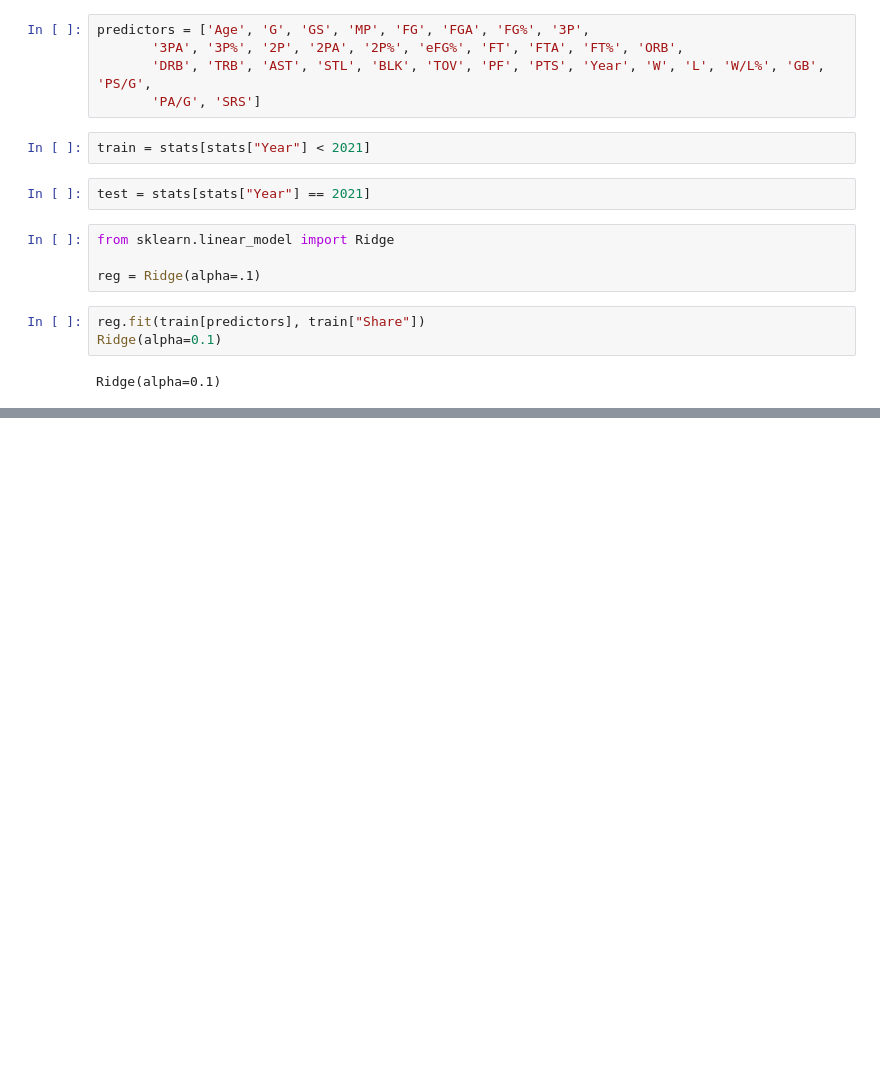
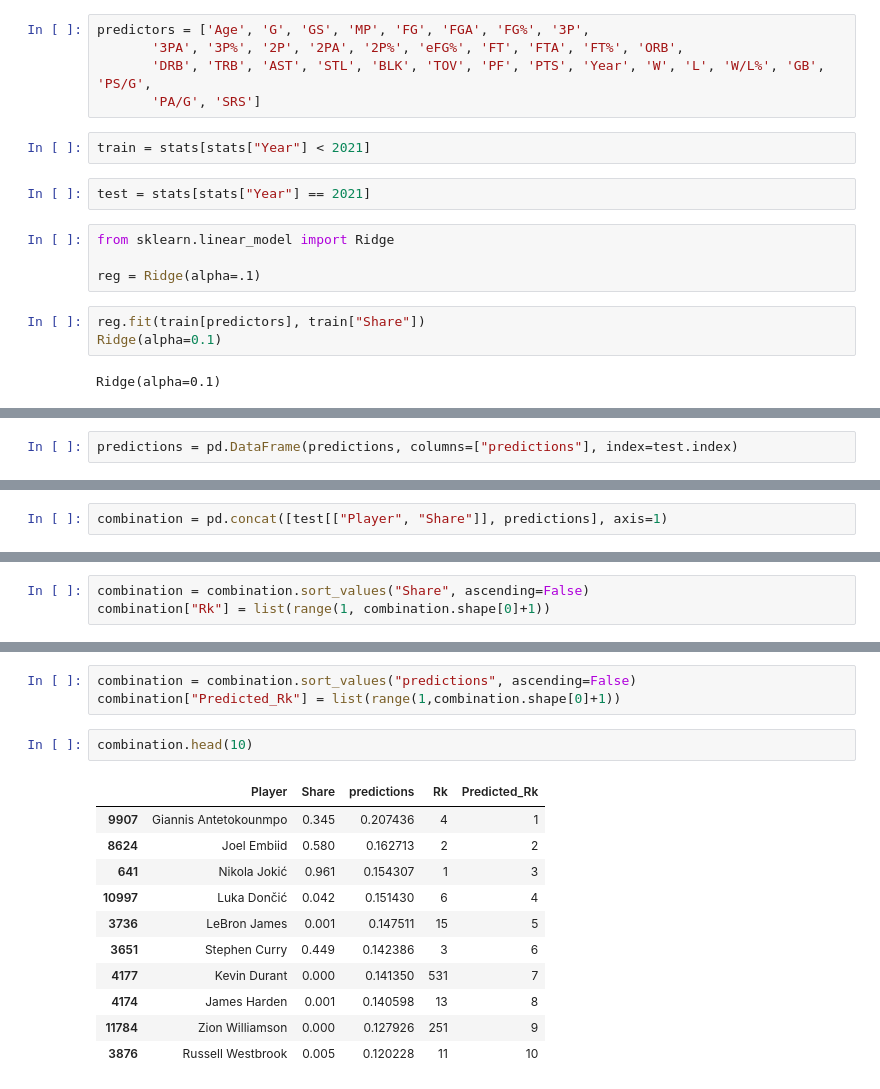
Before and after one commit to Akafifi/mvp_machine_learning, a Jupyter notebook: mvp.ipynb, the cells around one changed output, grey strips where cells are left out. Drawn from its saved outputs; the diff is of its cells as text; blank space fills up the shorter version.

```diff
--- a/mvp.ipynb
+++ b/mvp.ipynb
@@ -87,0 +90,2 @@ Ridge(alpha=0.1)
+# %%
+predictions = pd.DataFrame(predictions, columns=["predictions"], index=test.index)
@@ -87,0 +108,2 @@ Ridge(alpha=0.1)
+# %%
+combination = pd.concat([test[["Player", "Share"]], predictions], axis=1)
@@ -87,0 +146,3 @@ Ridge(alpha=0.1)
+# %%
+combination = combination.sort_values("Share", ascending=False)
+combination["Rk"] = list(range(1, combination.shape[0]+1))
@@ -87,0 +163,17 @@ Ridge(alpha=0.1)
+# %%
+combination = combination.sort_values("predictions", ascending=False)
+combination["Predicted_Rk"] = list(range(1,combination.shape[0]+1))
+# %%
+combination.head(10)
+# %% [output]
+|  | Player | Share | predictions | Rk | Predicted_Rk |
+| 9907 | Giannis Antetokounmpo | 0.345 | 0.207436 | 4 | 1 |
+| 8624 | Joel Embiid | 0.580 | 0.162713 | 2 | 2 |
+| 641 | Nikola Jokić | 0.961 | 0.154307 | 1 | 3 |
+| 10997 | Luka Dončić | 0.042 | 0.151430 | 6 | 4 |
+| 3736 | LeBron James | 0.001 | 0.147511 | 15 | 5 |
+| 3651 | Stephen Curry | 0.449 | 0.142386 | 3 | 6 |
+| 4177 | Kevin Durant | 0.000 | 0.141350 | 531 | 7 |
+| 4174 | James Harden | 0.001 | 0.140598 | 13 | 8 |
+| 11784 | Zion Williamson | 0.000 | 0.127926 | 251 | 9 |
+| 3876 | Russell Westbrook | 0.005 | 0.120228 | 11 | 10 |
```
Also changed, not shown: parts of 9 cells of this notebook.
